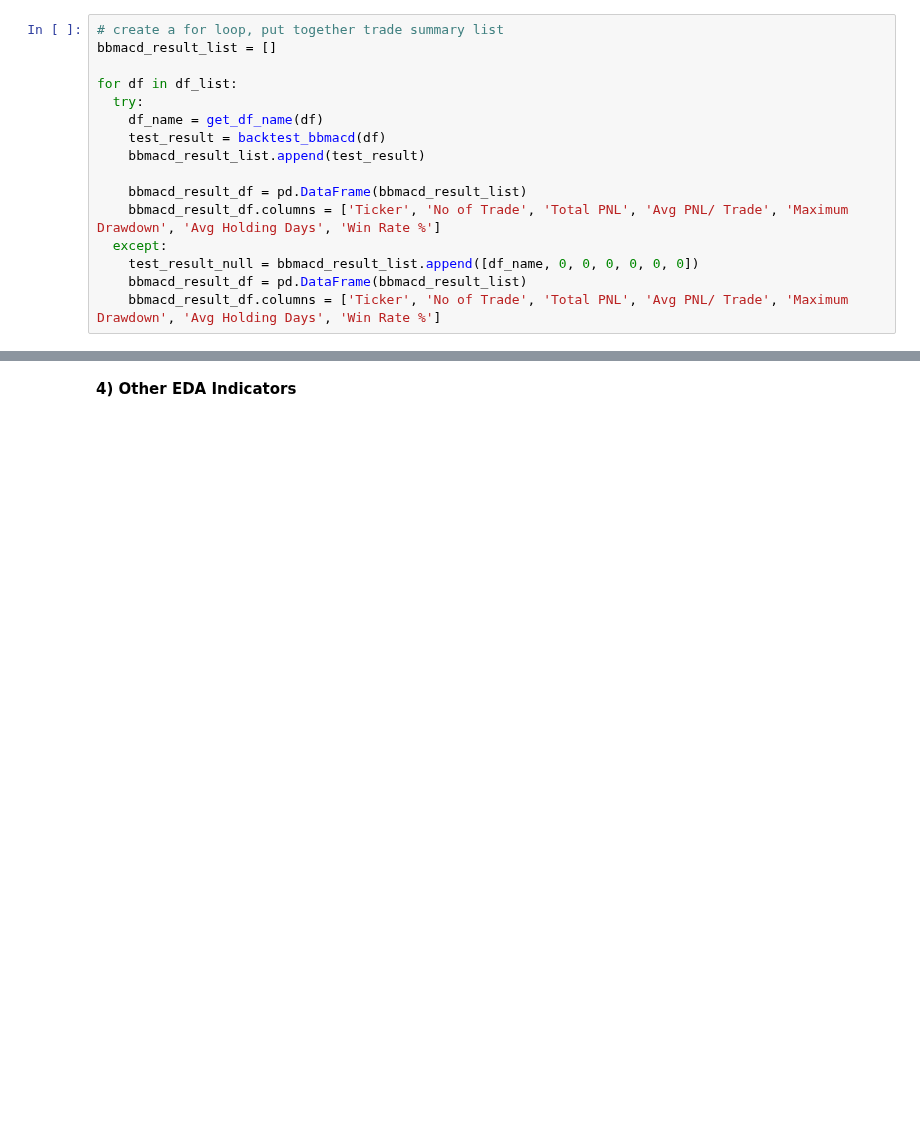
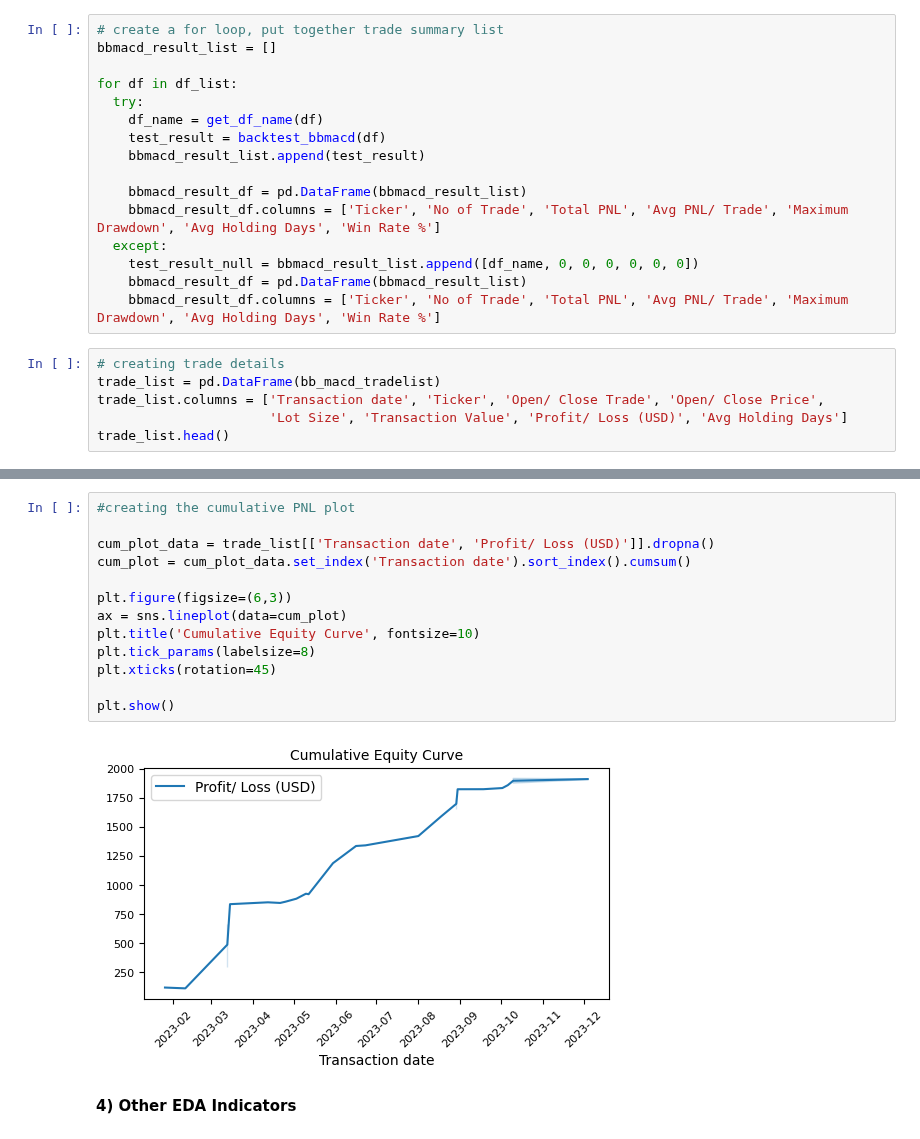
Before and after one commit to jade-lam/AlgorithmicTrading, a Jupyter notebook: Bollinger Bands Strategy on 3x Leveraged ETF.ipynb, the cells around one changed output, grey strips where cells are left out. Cells and saved outputs as stored; diff of their text form; blank space fills up the shorter version.

```diff
--- a/Bollinger Bands Strategy on 3x Leveraged ETF.ipynb
+++ b/Bollinger Bands Strategy on 3x Leveraged ETF.ipynb
@@ -274,3 +268,9 @@ for df in df_list:
     test_result_null = bbmacd_result_list.append([df_name, 0, 0, 0, 0, 0, 0])
     bbmacd_result_df = pd.DataFrame(bbmacd_result_list)
     bbmacd_result_df.columns = ['Ticker', 'No of Trade', 'Total PNL', 'Avg PNL/ Trade', 'Maximum Drawdown', 'Avg Holding Days', 'Win Rate %']
+# %%
+# creating trade details
+trade_list = pd.DataFrame(bb_macd_tradelist)
+trade_list.columns = ['Transaction date', 'Ticker', 'Open/ Close Trade', 'Open/ Close Price',
+                      'Lot Size', 'Transaction Value', 'Profit/ Loss (USD)', 'Avg Holding Days']
+trade_list.head()
@@ -315,3 +323,18 @@ Avg Win Rate:  82.86 %
+# %%
+#creating the cumulative PNL plot
+
+cum_plot_data = trade_list[['Transaction date', 'Profit/ Loss (USD)']].dropna()
+cum_plot = cum_plot_data.set_index('Transaction date').sort_index().cumsum()
+
+plt.figure(figsize=(6,3))
+ax = sns.lineplot(data=cum_plot)
+plt.title('Cumulative Equity Curve', fontsize=10)
+plt.tick_params(labelsize=8)
+plt.xticks(rotation=45)
+
+plt.show()
+# %% [output]
+[figure, added]
 # %% [markdown]
 **4) Other EDA Indicators**
 # %%
```
Also changed, not shown: parts of 14 cells of this notebook.
